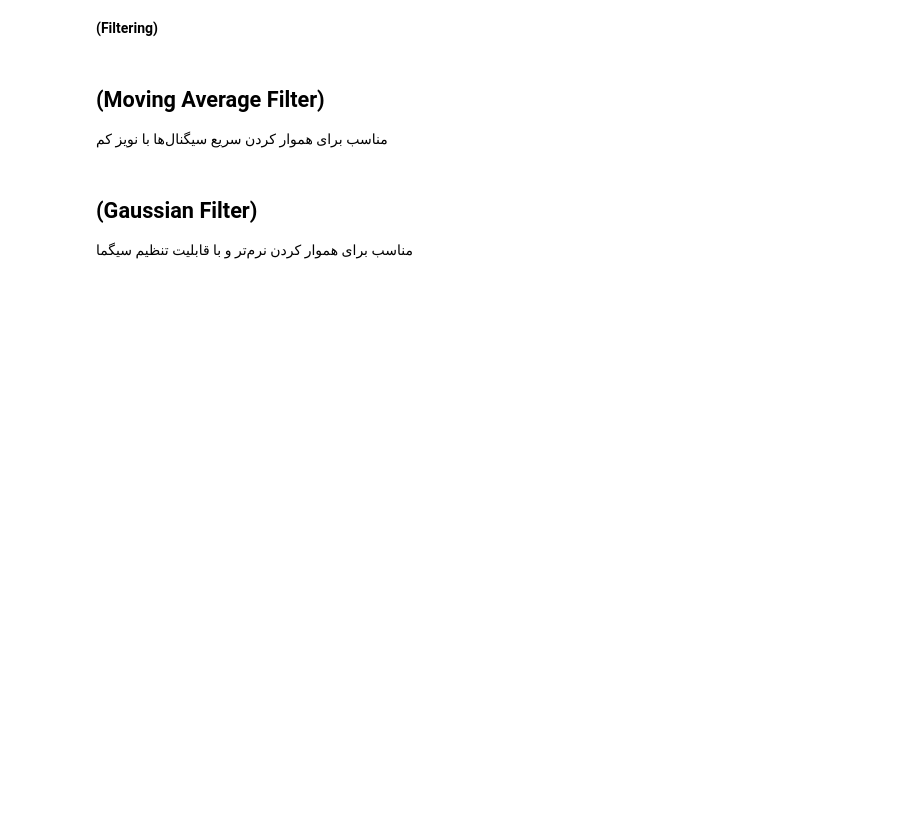
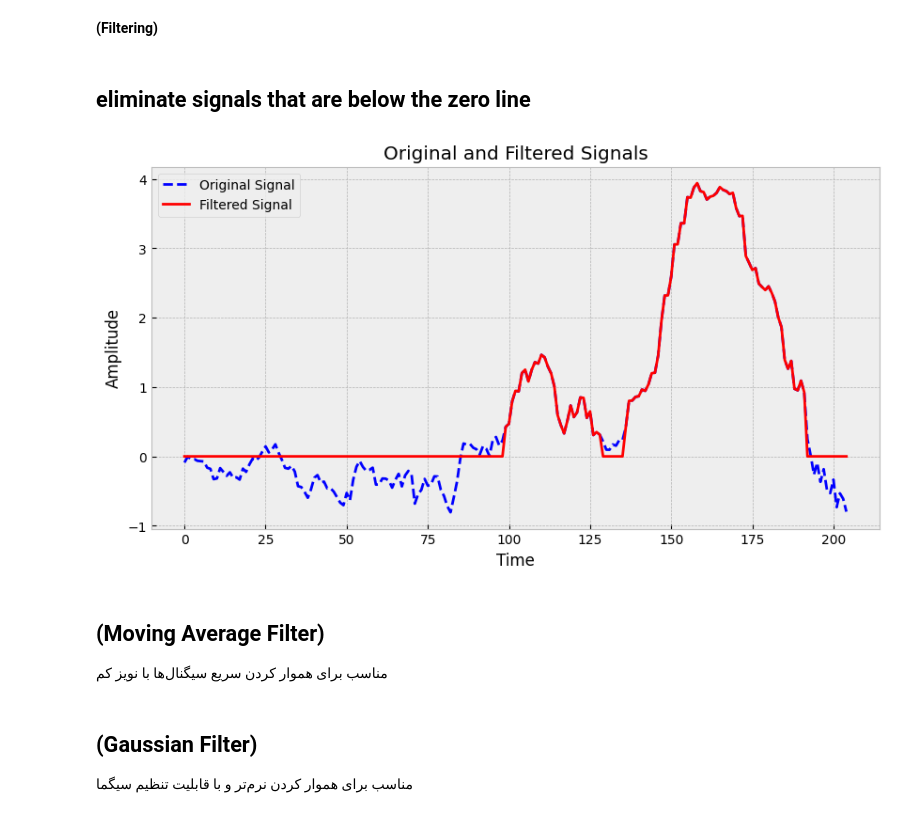
Before and after one commit to Iman6243/AI, a Jupyter notebook: MobilSENSOR.ipynb, the cells around one changed output. Saved outputs shown, nothing was run; the diff lists cells and outputs as text; code cells hidden in the pictures; blank space fills up the shorter version.

```diff
--- a/MobilSENSOR.ipynb
+++ b/MobilSENSOR.ipynb
@@ -260,5 +368,30 @@ plt.show()
 # %% [markdown]
 **(Filtering)**
+# %% [markdown]
+## eliminate signals that are below the zero line
+# %%
+# Eliminate signals below zero and fill with 0
+filtered_signal = np.where(signal >= 0.3, signal, 0)
+# Convert NumPy array to pandas DataFrame
+filtered_signal = pd.DataFrame(filtered_signal, columns=['x', 'y', 'z'])
+# نمایش سیگنال اصلی و حذف شده
+plt.plot(t, signal[:samples]['z'], label='Original Signal')
+plt.plot(t, filtered_signal[:samples]['z'], label='Eliminate Signal', color='red')
+plt.xlabel("Time Series")
+plt.ylabel("Amplitude")
+plt.legend()
+
+plt.figure(figsize=(10, 5))
+plt.plot(signal[:samples]['z'], label='Original Signal', color='blue', linestyle='--')
+plt.plot(filtered_signal[:samples]['z'], label='Filtered Signal', color='red')
+plt.xlabel('Time')
+plt.ylabel('Amplitude')
+plt.title('Original and Filtered Signals')
+plt.legend()
+plt.grid(True)
+plt.show()
+# %% [output]
+[figure, added]
 # %% [markdown]
 ## (Moving Average Filter)
 مناسب برای هموار کردن سریع سیگنال‌ها با نویز کم
```
Also changed, not shown: parts of 12 cells of this notebook.
